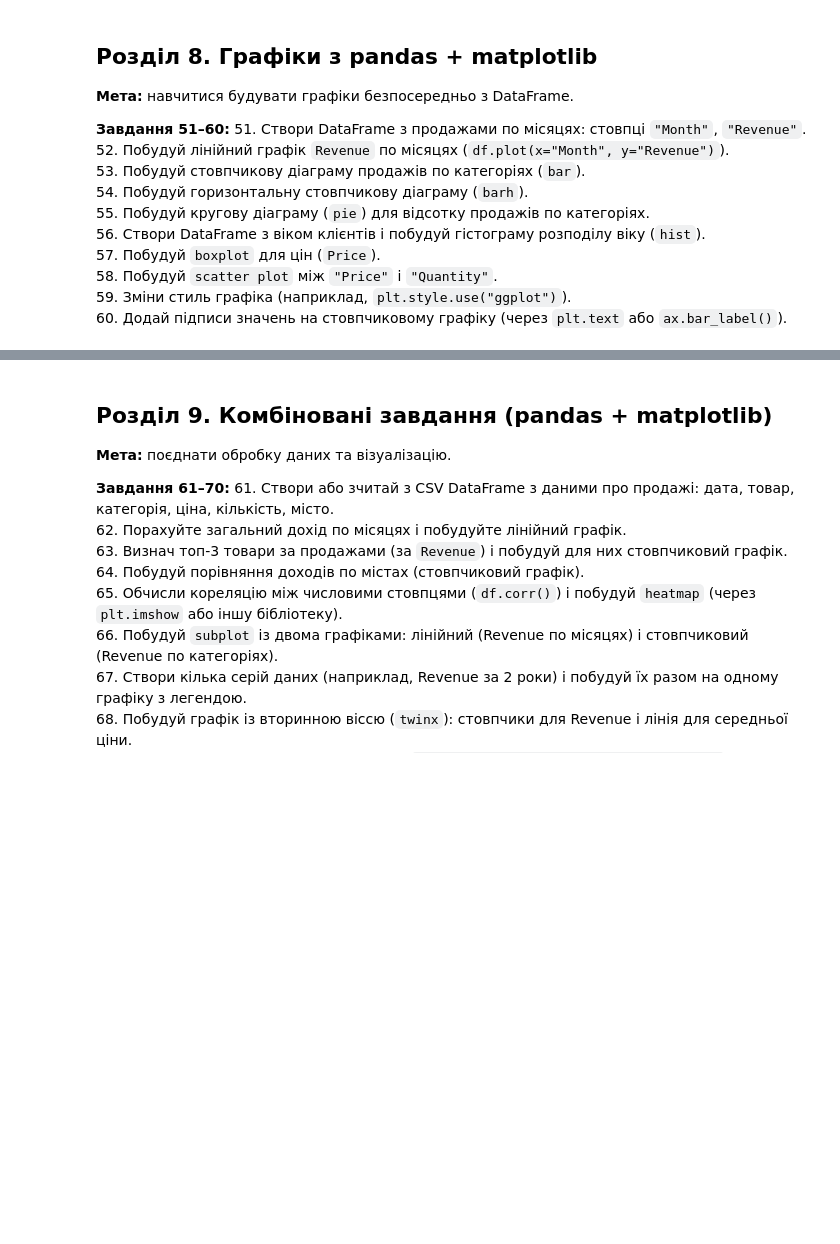
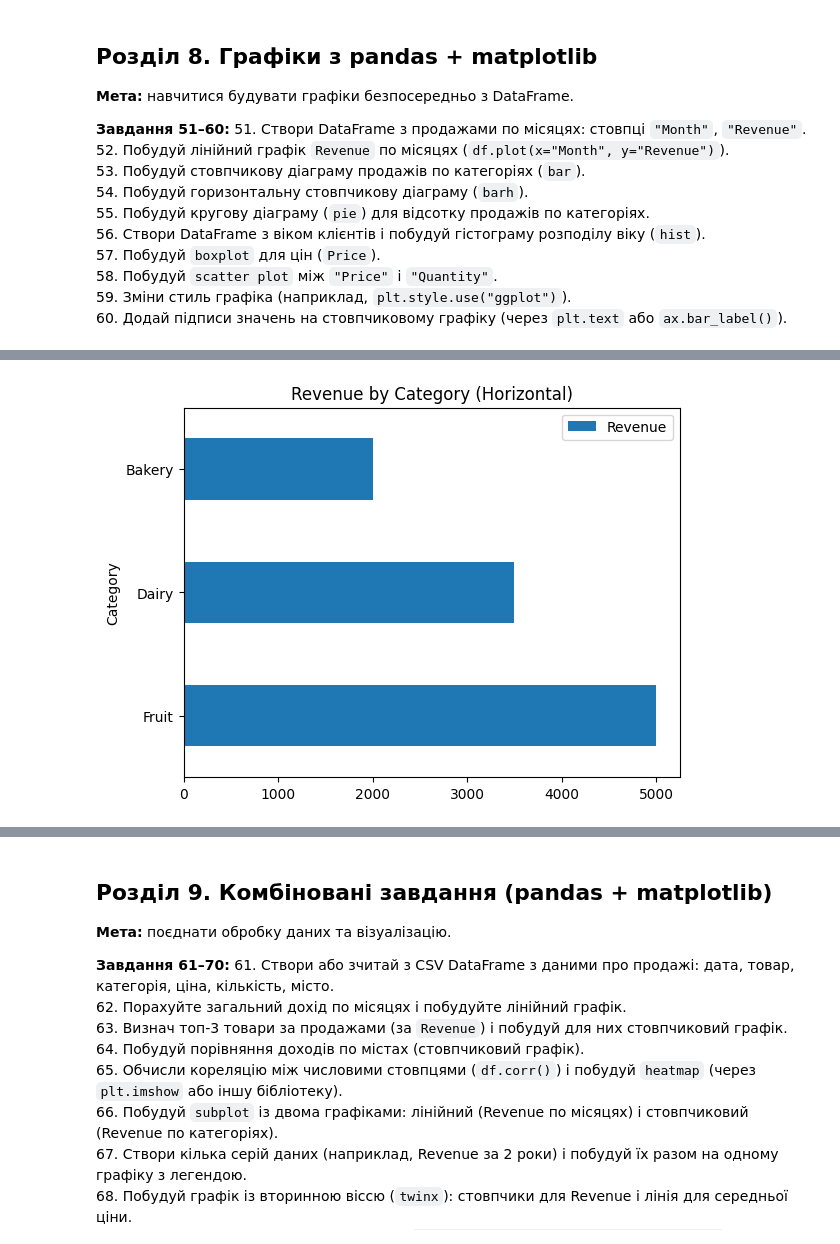
Before and after one commit to shevyakina43/test_task_python, a Jupyter notebook: pandas_matplotlib_practice.ipynb, the cells around one changed output, grey strips where cells are left out. Saved outputs shown, nothing was run; the diff lists cells and outputs as text; code cells hidden in the pictures; blank space fills up the shorter version.

```diff
--- a/pandas_matplotlib_practice.ipynb
+++ b/pandas_matplotlib_practice.ipynb
@@ -570,0 +589,10 @@ plt.show()
+# %%
+
+# 54
+import matplotlib.pyplot as plt
+
+df_category.plot(x='Category', y='Revenue', kind='barh')
+plt.title('Revenue by Category (Horizontal)')
+plt.show()
+# %% [output]
+[figure, added]
```
Also changed, not shown: parts of 21 cells of this notebook, 1 other file.
